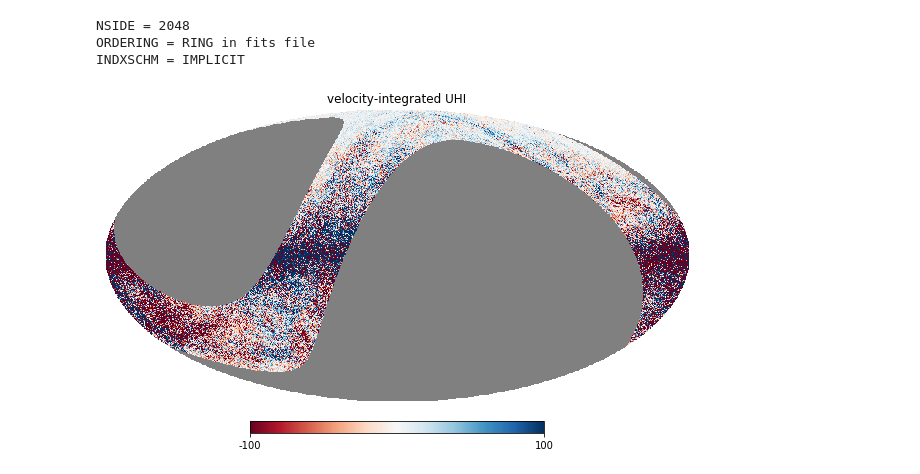
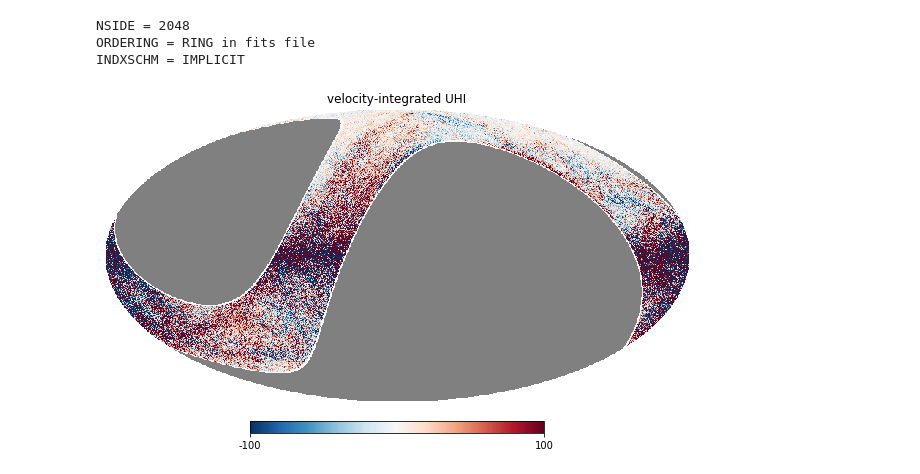
Before and after one commit to seclark/ClarkHensley2019, a Jupyter notebook: notebooks/Demo_ClarkHensley19_GALFAHI_maps.ipynb, the cells around one changed output. Saved outputs shown, nothing was run; the diff lists cells and outputs as text; code cells hidden in the pictures.

```diff
--- a/notebooks/Demo_ClarkHensley19_GALFAHI_maps.ipynb
+++ b/notebooks/Demo_ClarkHensley19_GALFAHI_maps.ipynb
@@ -77,6 +77,6 @@ NSIDE = 2048
 ORDERING = RING in fits file
 INDXSCHM = IMPLICIT
 # %%
-hp.mollview(UHI, cmap="RdBu", min=-100, max=100, title="velocity-integrated UHI");
+hp.mollview(UHI, cmap="RdBu_r", min=-100, max=100, title="velocity-integrated UHI");
 # %% [output]
-[figure, old version]
+[figure, new version]
```
Also changed, not shown: parts of 1 cell of this notebook.
